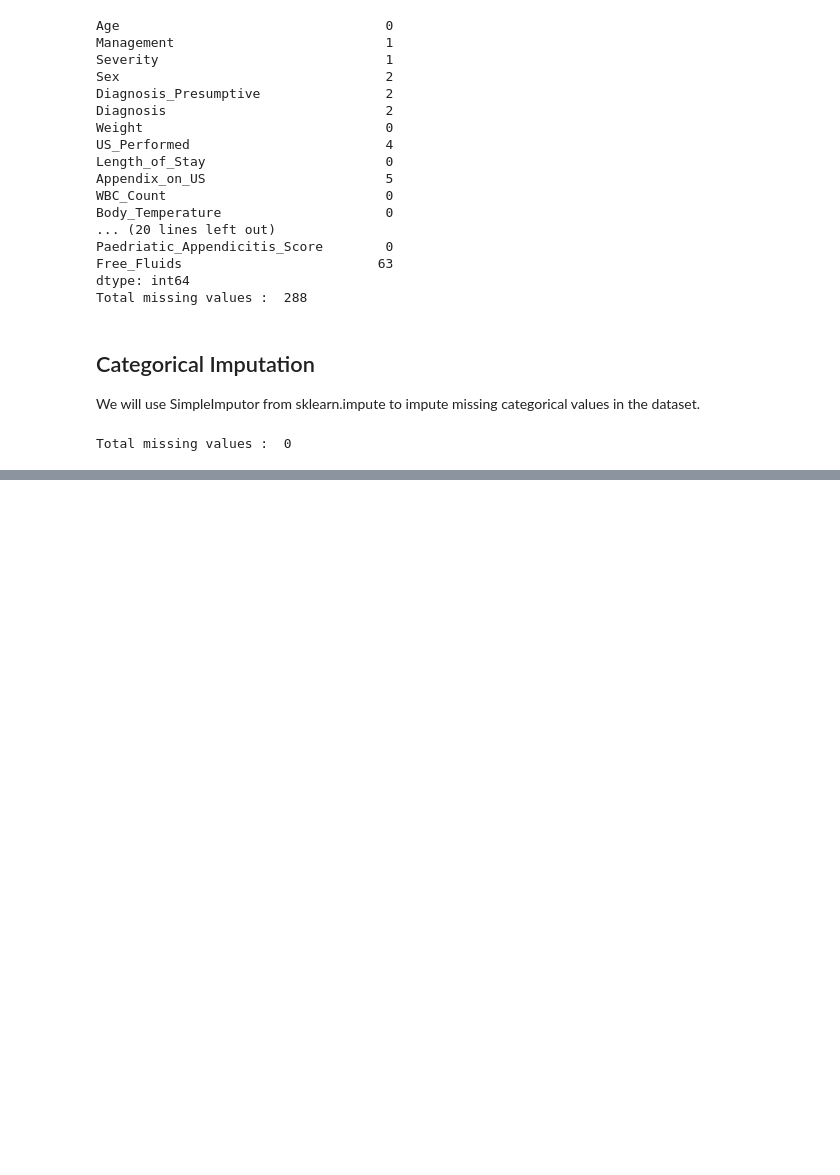
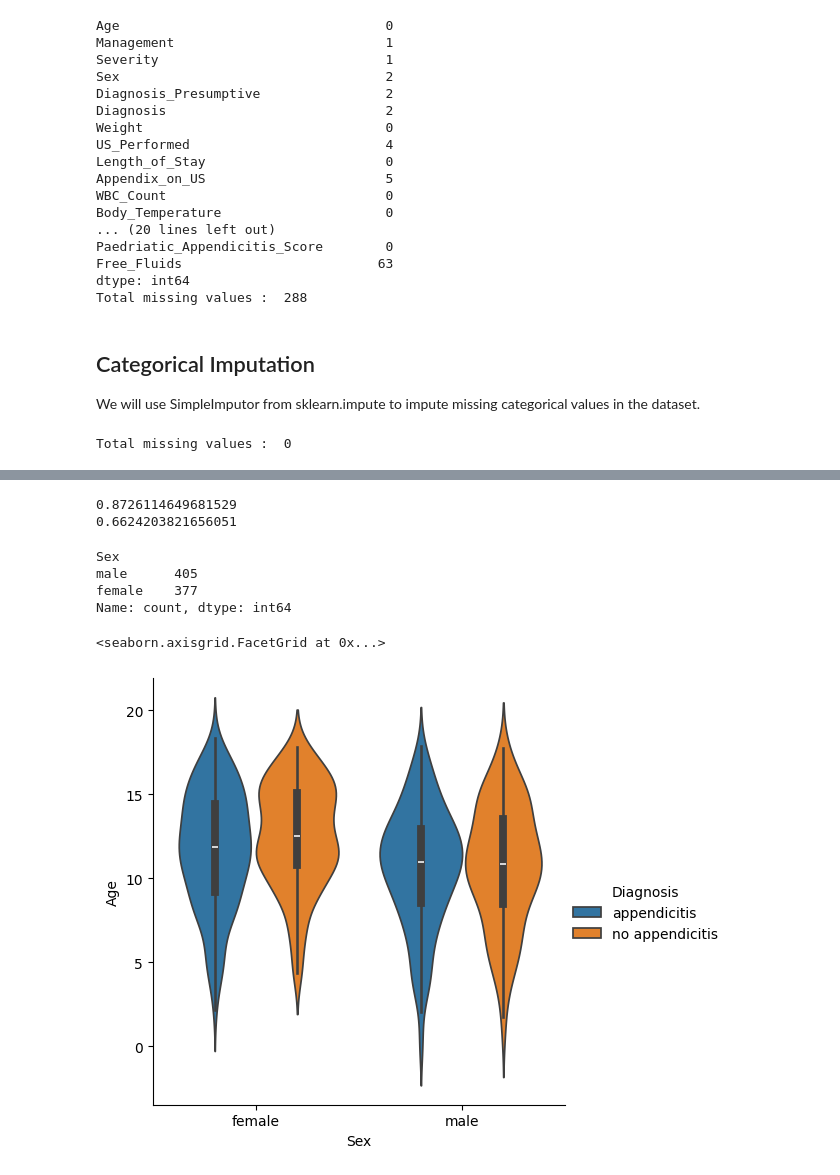
Before and after one commit to keshav-chauhan/assessmentprog2, a Jupyter notebook: assessment2.ipynb, the cells around one changed output, grey strips where cells are left out. Cells and saved outputs as stored; diff of their text form; code cells hidden in the pictures; blank space fills up the shorter version.

Commit message:
Analysis and plots

```diff
--- a/assessment2.ipynb
+++ b/assessment2.ipynb
@@ -289,0 +360,18 @@ Total missing values :  0
+# %%
+print(accuracy_score(y_test, y_predict))
+print(accuracy_score(y_test, x_test.iloc[:,4]))
+# %% [output]
+0.8726114649681529
+0.6624203821656051
+# %%
+app_data_filtered['Sex'].value_counts()
+# %% [output]
+Sex
+male      405
+female    377
+Name: count, dtype: int64
+# %%
+sns.catplot(data=app_data_filtered, x="Sex", y="Age", hue="Diagnosis", kind="violin", errorbar=("pi", 95))
+# %% [output]
+<seaborn.axisgrid.FacetGrid at 0x...>
+[figure, added]
```
Also changed, not shown: parts of 15 cells of this notebook, 1 other file.
